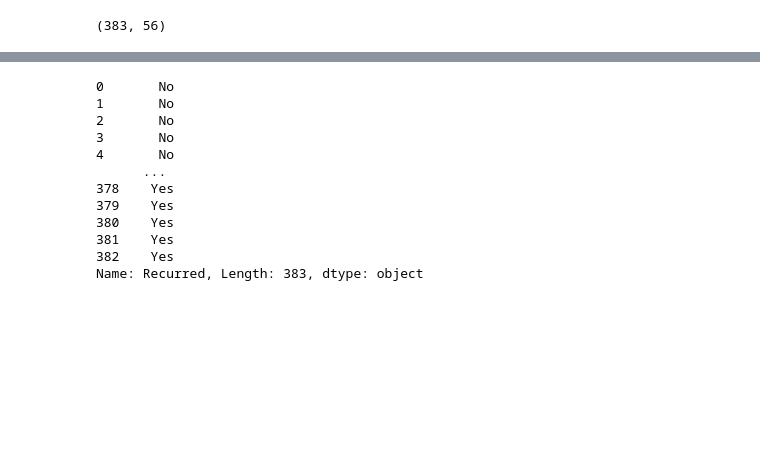
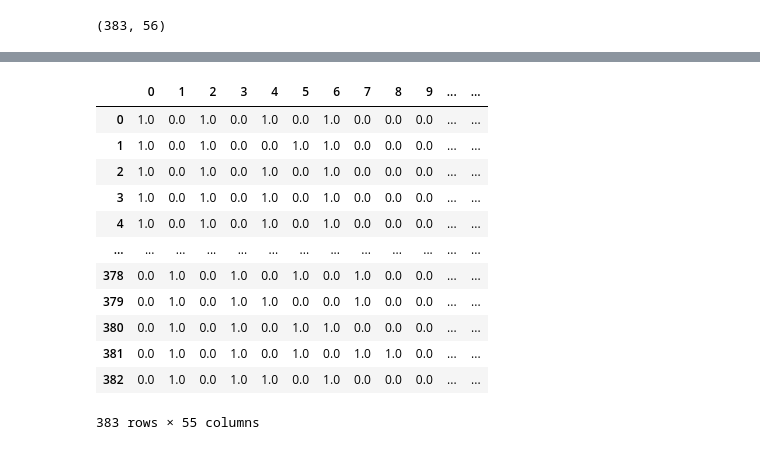
Before and after one commit to spencahd/BE-447Lecture11DangS, a Jupyter notebook: l11_notes.ipynb, the cells around one changed output, grey strips where cells are left out. Drawn from its saved outputs; the diff is of its cells as text; code cells hidden in the pictures; blank space fills up the shorter version.

```diff
--- a/l11_notes.ipynb
+++ b/l11_notes.ipynb
@@ -181,18 +182,20 @@ transformed_df
 # %%
 #
 X=transformed_df.drop('Recurred',axis=1)
 y=transformed_df['Recurred']
 y
+X
 # %% [output]
+|  | 0 | 1 | 2 | 3 | 4 | 5 | 6 | 7 | 8 | 9 | ... | ... |
+| 0 | 1.0 | 0.0 | 1.0 | 0.0 | 1.0 | 0.0 | 1.0 | 0.0 | 0.0 | 0.0 | ... | ... |
+| 1 | 1.0 | 0.0 | 1.0 | 0.0 | 0.0 | 1.0 | 1.0 | 0.0 | 0.0 | 0.0 | ... | ... |
+| 2 | 1.0 | 0.0 | 1.0 | 0.0 | 1.0 | 0.0 | 1.0 | 0.0 | 0.0 | 0.0 | ... | ... |
+| 3 | 1.0 | 0.0 | 1.0 | 0.0 | 1.0 | 0.0 | 1.0 | 0.0 | 0.0 | 0.0 | ... | ... |
+| 4 | 1.0 | 0.0 | 1.0 | 0.0 | 1.0 | 0.0 | 1.0 | 0.0 | 0.0 | 0.0 | ... | ... |
+| ... | ... | ... | ... | ... | ... | ... | ... | ... | ... | ... | ... | ... |
+| 378 | 0.0 | 1.0 | 0.0 | 1.0 | 0.0 | 1.0 | 0.0 | 1.0 | 0.0 | 0.0 | ... | ... |
+| 379 | 0.0 | 1.0 | 0.0 | 1.0 | 1.0 | 0.0 | 0.0 | 1.0 | 0.0 | 0.0 | ... | ... |
+| 380 | 0.0 | 1.0 | 0.0 | 1.0 | 0.0 | 1.0 | 1.0 | 0.0 | 0.0 | 0.0 | ... | ... |
+| 381 | 0.0 | 1.0 | 0.0 | 1.0 | 0.0 | 1.0 | 0.0 | 1.0 | 1.0 | 0.0 | ... | ... |
+| 382 | 0.0 | 1.0 | 0.0 | 1.0 | 1.0 | 0.0 | 1.0 | 0.0 | 0.0 | 0.0 | ... | ... |
-0       No
-1       No
-2       No
-3       No
-4       No
-      ...
-378    Yes
-379    Yes
-380    Yes
-381    Yes
-382    Yes
-Name: Recurred, Length: 383, dtype: object
+383 rows × 55 columns
```
Also changed, not shown: parts of 4 cells of this notebook.
